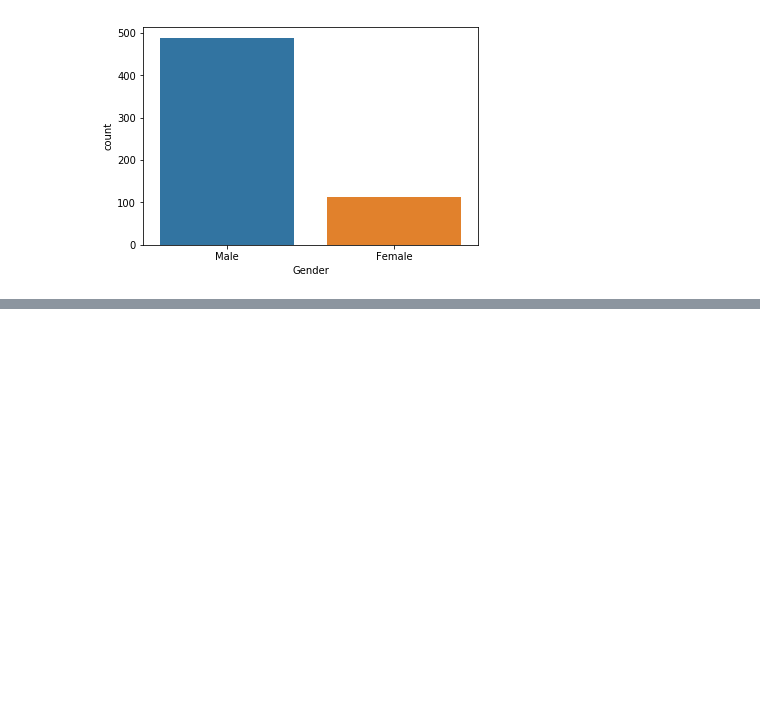
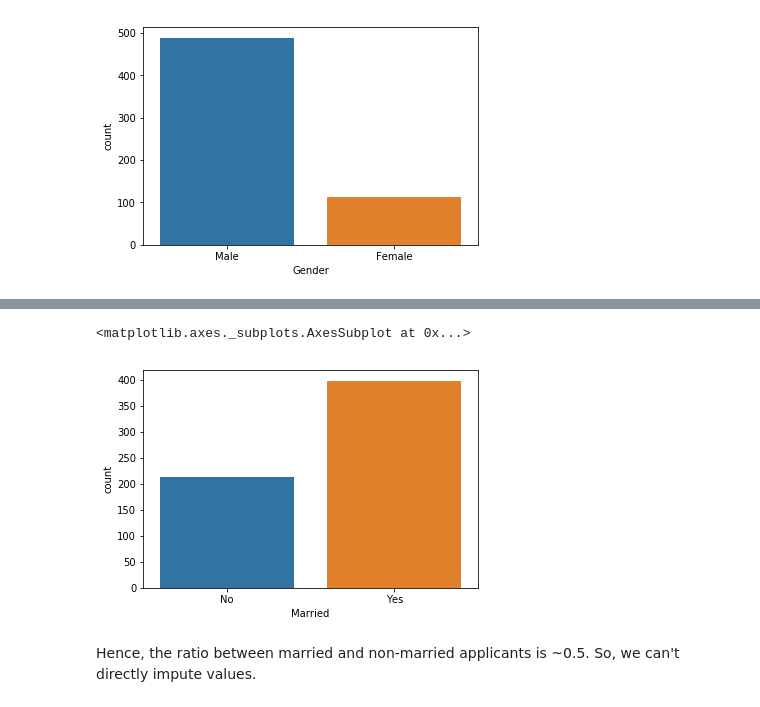
Before and after one commit to rkritika1508/Loan-Prediction, a Jupyter notebook: Analysis.ipynb, the cells around one changed output, grey strips where cells are left out. Cells and saved outputs as stored; diff of their text form; code cells hidden in the pictures; blank space fills up the shorter version.

Commit message:
Imputing missing values

```diff
--- a/Analysis.ipynb
+++ b/Analysis.ipynb
@@ -292,0 +298,9 @@ sns.countplot(data=train, x='Gender')
+# %%
+train['Dependents'].fillna('0', inplace=True)
+# %%
+sns.countplot(data=train, x='Married')
+# %% [output]
+<matplotlib.axes._subplots.AxesSubplot at 0x...>
+[figure, added]
+# %% [markdown]
+Hence, the ratio between married and non-married applicants is ~0.5. So, we can't directly impute values.
```
Also changed, not shown: parts of 1 cell of this notebook.
